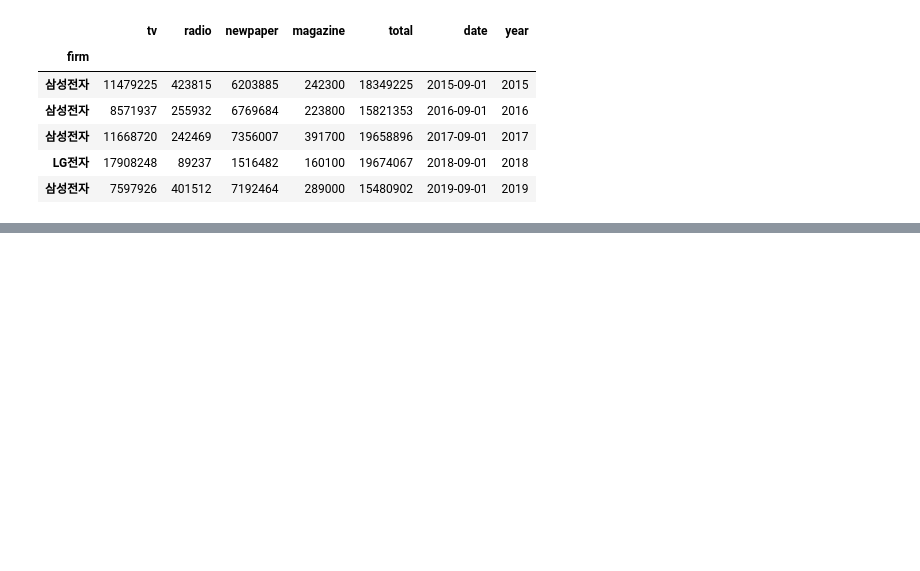
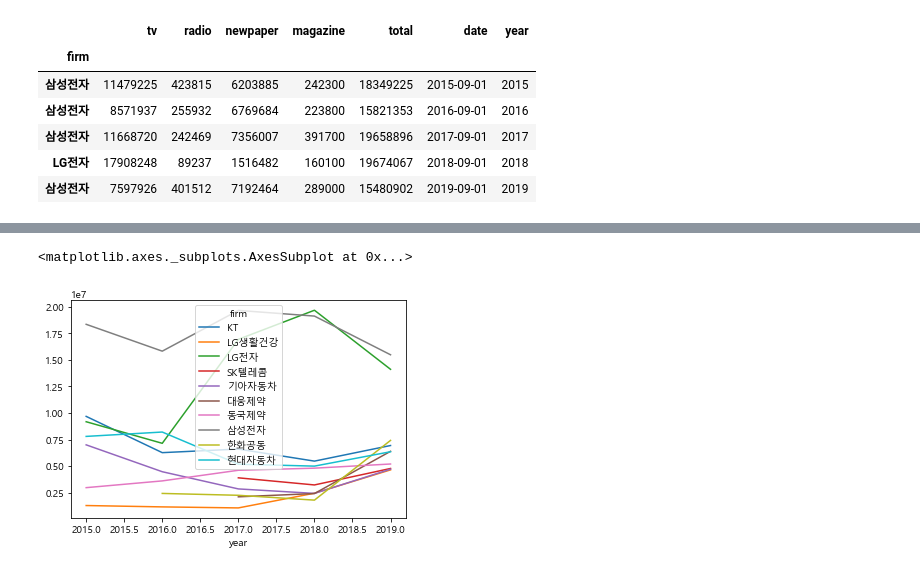
Before and after one commit to 0looo/Bigdata_python, a Jupyter notebook: eda/advertising_df.ipynb, the cells around one changed output, grey strips where cells are left out. Cells and saved outputs as stored; diff of their text form; code cells hidden in the pictures; blank space fills up the shorter version.

```diff
--- a/eda/advertising_df.ipynb
+++ b/eda/advertising_df.ipynb
@@ -265,0 +277,7 @@ df[df.total.isin(df.groupby('year').total.max())]
+# %%
+# 10개 기업을 잡은 후부터는 강사님의 답안
+f = list(df[df.year == 2019].total.sort_values(ascending = False).head(10).index)
+df.loc[f].groupby(['firm','year']).total.sum().unstack().T.plot()
+# %% [output]
+<matplotlib.axes._subplots.AxesSubplot at 0x...>
+[figure, added]
```
Also changed, not shown: parts of 2 cells of this notebook.
